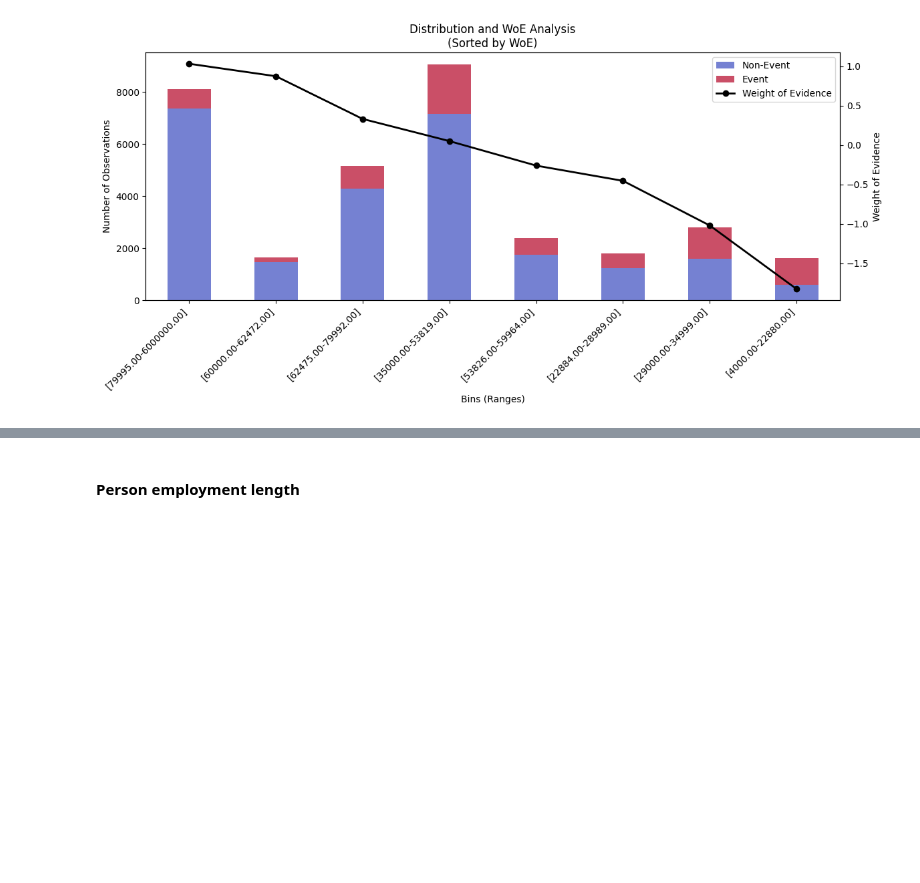
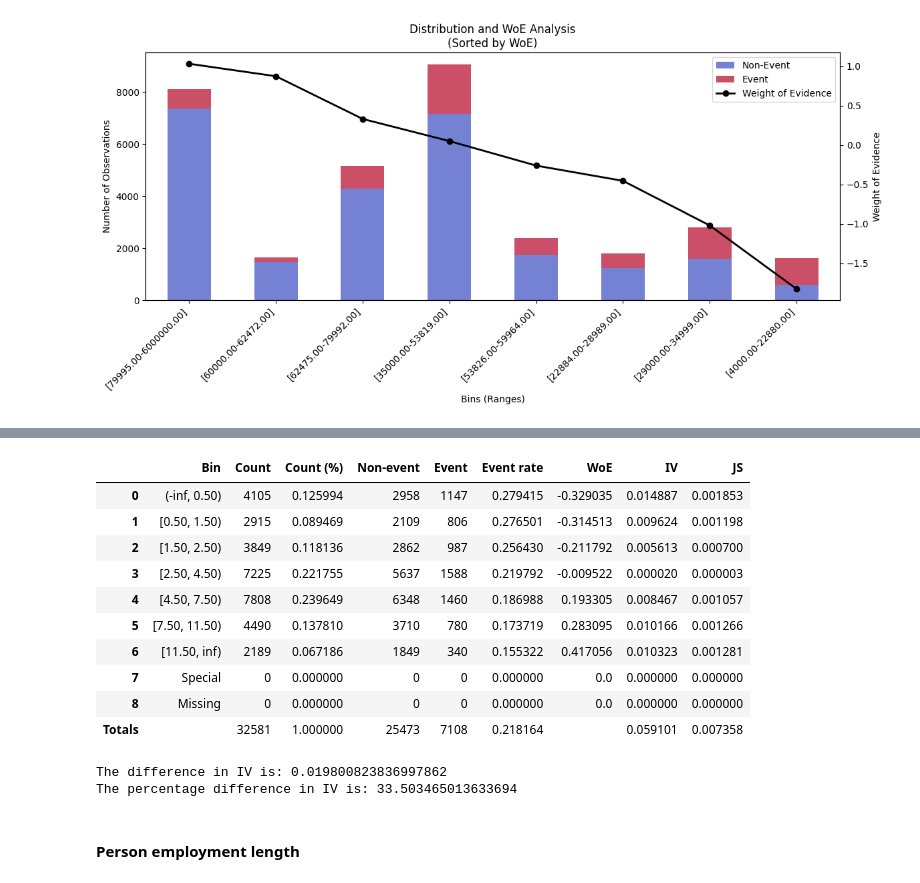
Before and after one commit to Ruben-Boeckx/Loan-approval, a Jupyter notebook: binning.ipynb, the cells around one changed output, grey strips where cells are left out. Cells and saved outputs as stored; diff of their text form; code cells hidden in the pictures; blank space fills up the shorter version.

```diff
--- a/binning.ipynb
+++ b/binning.ipynb
@@ -160,3 +599,30 @@ df, woe_summary, iv = calculate_woe(df, 'person_income', 'loan_status', plot=Tru
+# %%
+import optbinning as optbinning
+
+optb = optbinning.OptimalBinning(name="person_age", dtype="numerical", solver="cp")
+optb.fit(df['person_emp_length'], df['loan_status'])
+optb._binning_table.build()
+# %% [output]
+|  | Bin | Count | Count (%) | Non-event | Event | Event rate | WoE | IV | JS |
+| 0 | (-inf, 0.50) | 4105 | 0.125994 | 2958 | 1147 | 0.279415 | -0.329035 | 0.014887 | 0.001853 |
+| 1 | [0.50, 1.50) | 2915 | 0.089469 | 2109 | 806 | 0.276501 | -0.314513 | 0.009624 | 0.001198 |
+| 2 | [1.50, 2.50) | 3849 | 0.118136 | 2862 | 987 | 0.256430 | -0.211792 | 0.005613 | 0.000700 |
+| 3 | [2.50, 4.50) | 7225 | 0.221755 | 5637 | 1588 | 0.219792 | -0.009522 | 0.000020 | 0.000003 |
+| 4 | [4.50, 7.50) | 7808 | 0.239649 | 6348 | 1460 | 0.186988 | 0.193305 | 0.008467 | 0.001057 |
+| 5 | [7.50, 11.50) | 4490 | 0.137810 | 3710 | 780 | 0.173719 | 0.283095 | 0.010166 | 0.001266 |
+| 6 | [11.50, inf) | 2189 | 0.067186 | 1849 | 340 | 0.155322 | 0.417056 | 0.010323 | 0.001281 |
+| 7 | Special | 0 | 0.000000 | 0 | 0 | 0.000000 | 0.0 | 0.000000 | 0.000000 |
+| 8 | Missing | 0 | 0.000000 | 0 | 0 | 0.000000 | 0.0 | 0.000000 | 0.000000 |
+| Totals |  | 32581 | 1.000000 | 25473 | 7108 | 0.218164 |  | 0.059101 | 0.007358 |
+# %%
+table = optb.binning_table.build()
+print("The difference in IV is:", table.loc[table.index[-1], 'IV'] - binner.get_binning_table()['IV'].sum().round(4))
+
+# print percentage difference
+print("The percentage difference in IV is:", ((table.loc[table.index[-1], 'IV'] - binner.get_binning_table()['IV'].sum().round(4)) / table.loc[table.index[-1], 'IV']) * 100)
+# %% [output]
+The difference in IV is: 0.019800823836997862
+The percentage difference in IV is: 33.503465013633694
 # %% [markdown]
 #### Person employment length
 # %%
```
Also changed, not shown: parts of 19 cells of this notebook, 2 other files.
